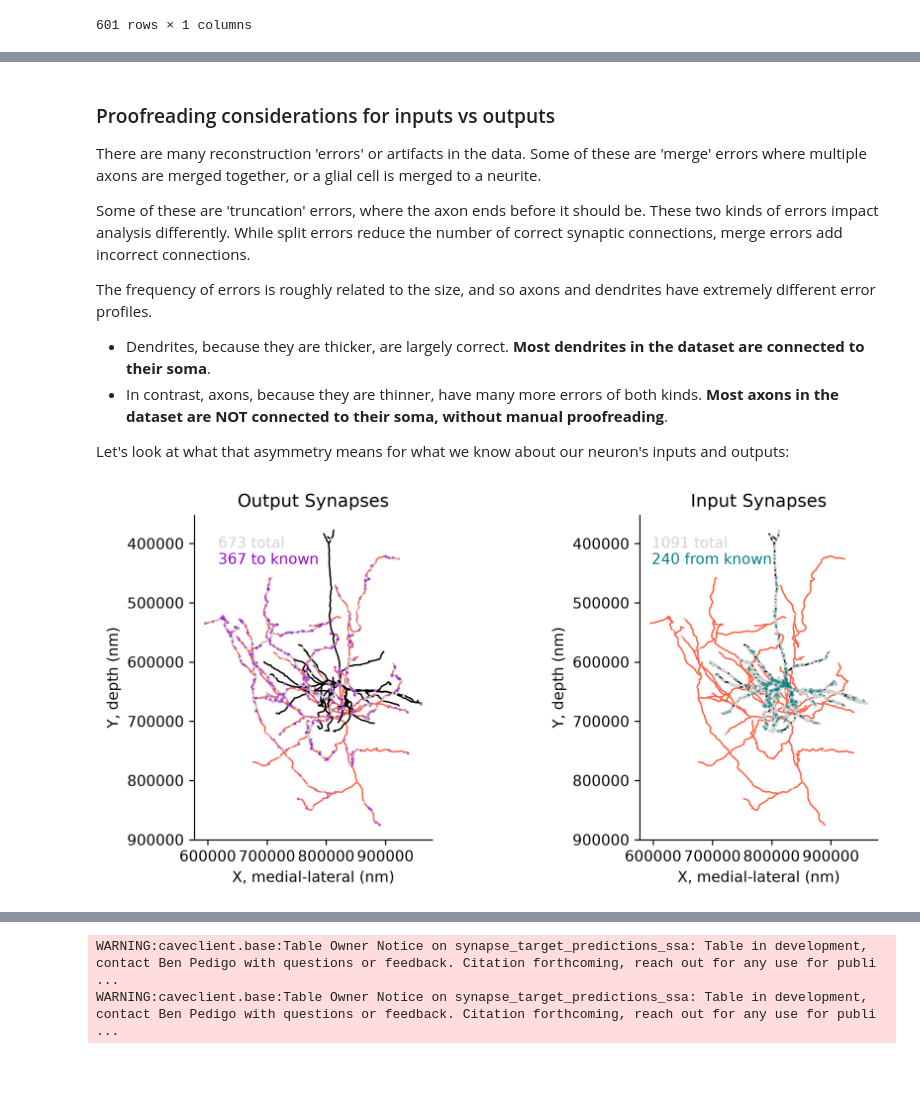
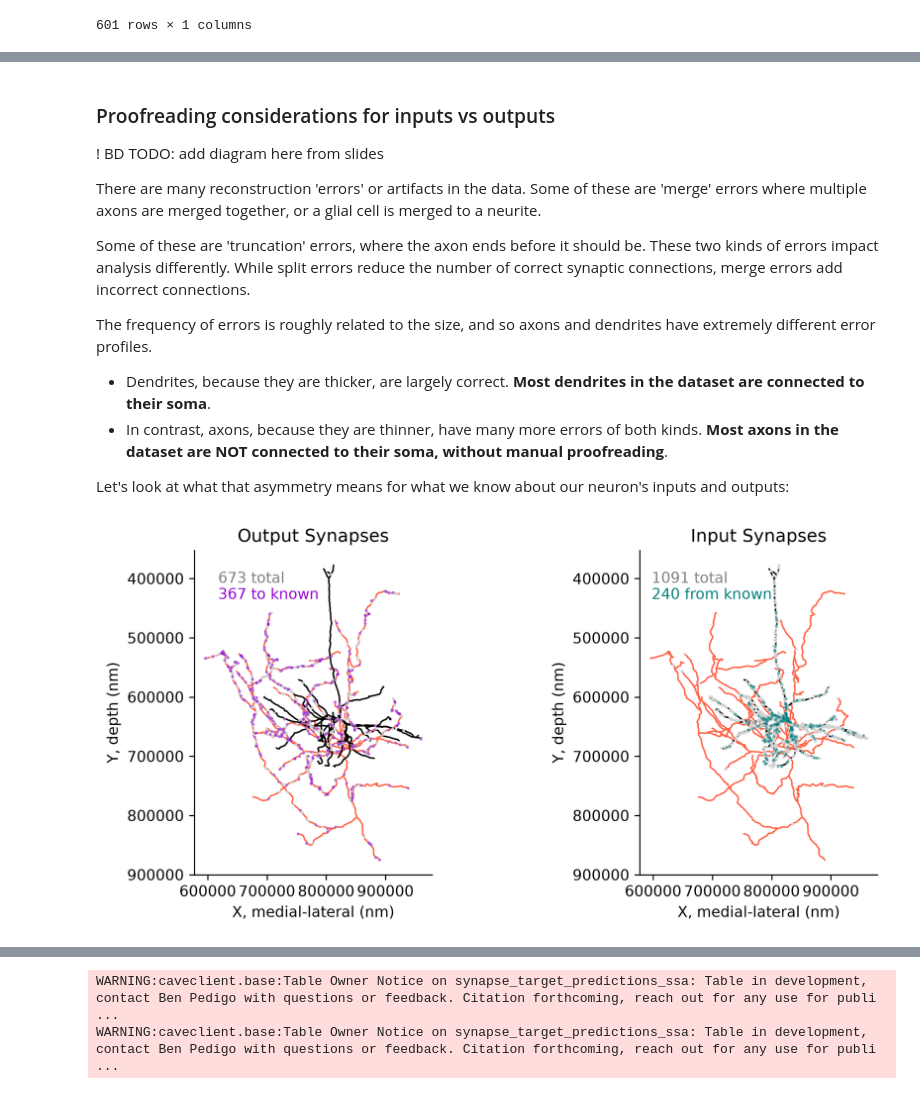
Before and after one commit to AllenSWDB/SWDB_2026_Connectomics, a Jupyter notebook: code/workshops/Module_1.ipynb, the cells around one changed output, grey strips where cells are left out. Saved outputs shown, nothing was run; the diff lists cells and outputs as text; code cells hidden in the pictures.

```diff
--- a/code/workshops/Module_1.ipynb
+++ b/code/workshops/Module_1.ipynb
@@ -326,5 +346,7 @@ output_connectivity_sum_size = 'your input here'
 # %% [markdown]
 ### Proofreading considerations for inputs vs outputs
+
+! BD TODO: add diagram here from slides
 
 There are many reconstruction 'errors' or artifacts in the data. Some of these are 'merge' errors where multiple axons are merged together, or a glial cell is merged to a neurite.
 
@@ -355,36 +379,36 @@ post_syn_from_known_df = post_syn_df.loc[post_syn_df.pre_pt_root_id.isin(soma_df
 
 fig, ax = plt.subplots(1, 2, figsize=(10, 4), dpi=300)
 
 point_size = 3
 
 for i in range(2):
     ossify.plot.plot_morphology_2d(cell,
                                    projection="xy",
                                    color="compartment",
                                    palette={1: 'navy', 2: 'tomato', 3: 'black'},
                                    ax=ax[i])
 # Output synapses
 sns.scatterplot(data=pre_syn_df, x="ctr_pt_position_x", y="ctr_pt_position_y",
                 s=point_size, color="lightgrey", ax=ax[0], edgecolor=None, zorder=100)
 sns.scatterplot(data=pre_syn_to_known_df, x="ctr_pt_position_x", y="ctr_pt_position_y",
                 s=point_size, color="darkviolet", ax=ax[0], edgecolor=None, zorder=100, alpha=0.5)
-ax[0].text(.1,.9,f'{len(pre_syn_df)} total', color='lightgrey',  transform = ax[0].transAxes)
+ax[0].text(.1,.9,f'{len(pre_syn_df)} total', color='grey',  transform = ax[0].transAxes)
 ax[0].text(.1,.85,f'{len(pre_syn_to_known_df)} to known', color='darkviolet',  transform = ax[0].transAxes)
 
 # Input synapses
 sns.scatterplot(data=post_syn_df, x="ctr_pt_position_x", y="ctr_pt_position_y",
                 s=point_size, color="lightgrey", ax=ax[1], edgecolor=None, zorder=100)
 sns.scatterplot(data=post_syn_from_known_df, x="ctr_pt_position_x", y="ctr_pt_position_y",
                 s=point_size, color="teal", ax=ax[1], edgecolor=None, zorder=100, alpha=0.5)
-ax[1].text(.05,.9,f'{len(post_syn_df)} total', color='lightgrey',  transform = ax[1].transAxes)
+ax[1].text(.05,.9,f'{len(post_syn_df)} total', color='grey',  transform = ax[1].transAxes)
 ax[1].text(.05,.85,f'{len(post_syn_from_known_df)} from known', color='teal',  transform = ax[1].transAxes)
 
 ax[0].set(title="Output Synapses", xlabel='X, medial-lateral (nm)', ylabel='Y, depth (nm)')
 ax[1].set(title="Input Synapses", xlabel='X, medial-lateral (nm)', ylabel='Y, depth (nm)')
 sns.despine()
 plt.show()
 # %% [output]
-[figure, old version]
+[figure, new version]
 # %% [markdown]
 ### Synapse target compartment
 
```
Also changed, not shown: parts of 33 cells of this notebook.
